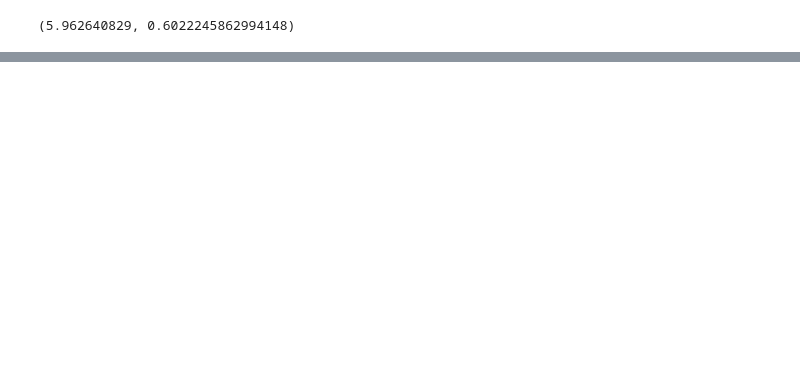
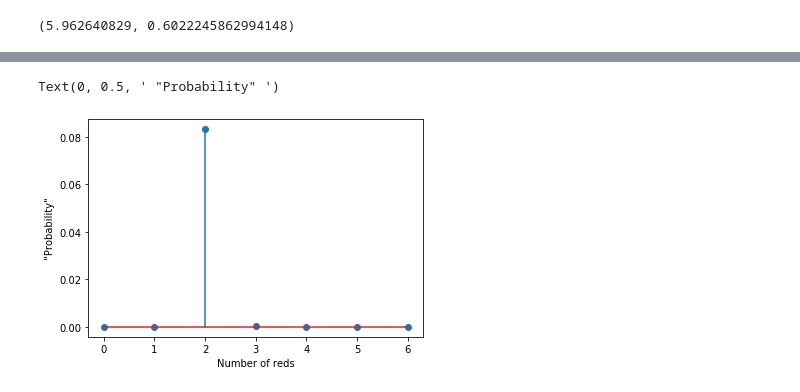
Before and after one commit to ioskn/mldl_htwg, a Jupyter notebook: intro/intro.ipynb, the cells around one changed output, grey strips where cells are left out. Saved outputs shown, nothing was run; the diff lists cells and outputs as text; code cells hidden in the pictures; blank space fills up the shorter version.

```diff
--- a/intro/intro.ipynb
+++ b/intro/intro.ipynb
@@ -87,0 +136,10 @@ Change n from 10 to larger values, what do you expect?
+# %%
+from scipy.stats import binom
+num_reds = np.asarray(np.linspace(0,6,7), dtype='int')
+p_l = binom.pmf(k=34, n=100, p=num_reds/6)
+plt.stem(num_reds, p_l)
+plt.xlabel('Number of reds')
+plt.ylabel(' "Probability" ')
+# %% [output]
+Text(0, 0.5, ' "Probability" ')
+[figure, added]
```
Also changed, not shown: parts of 22 cells of this notebook.
